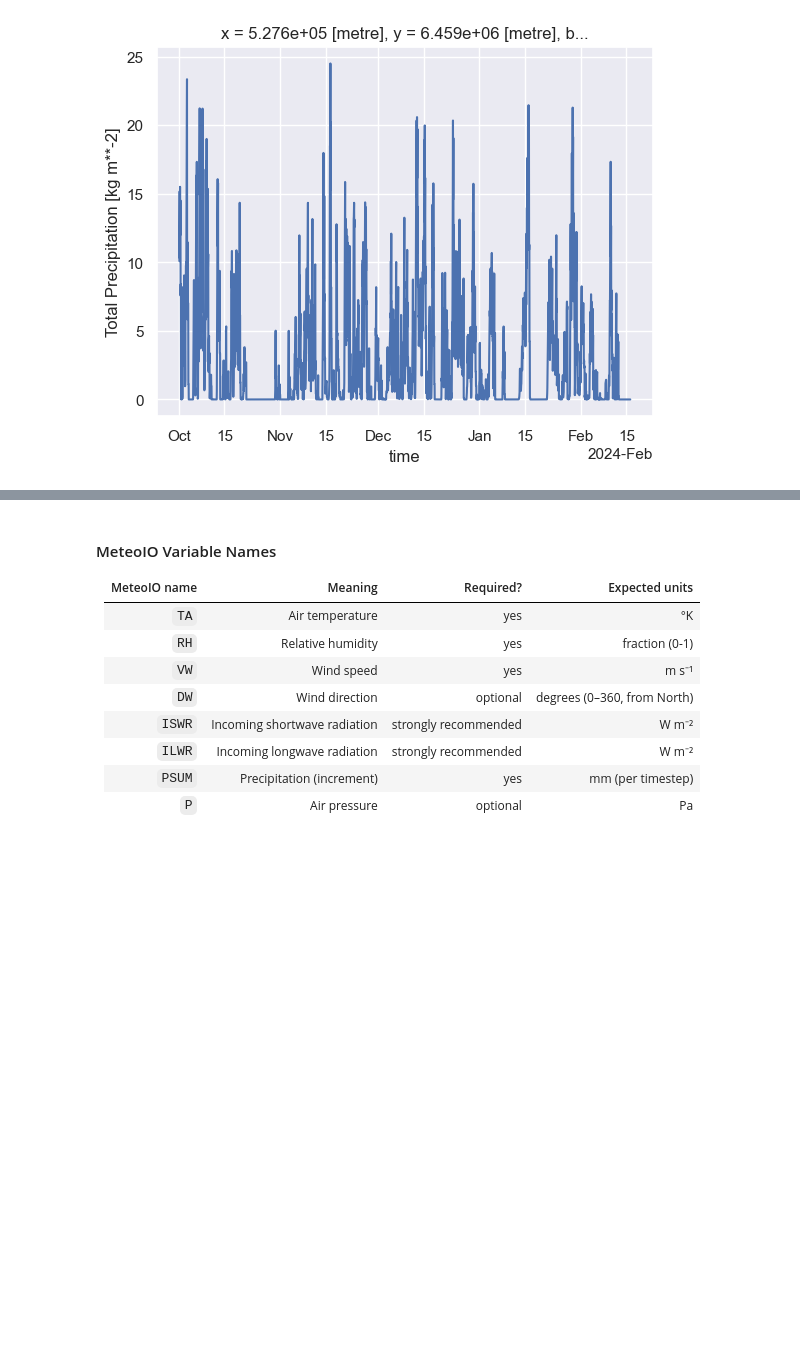
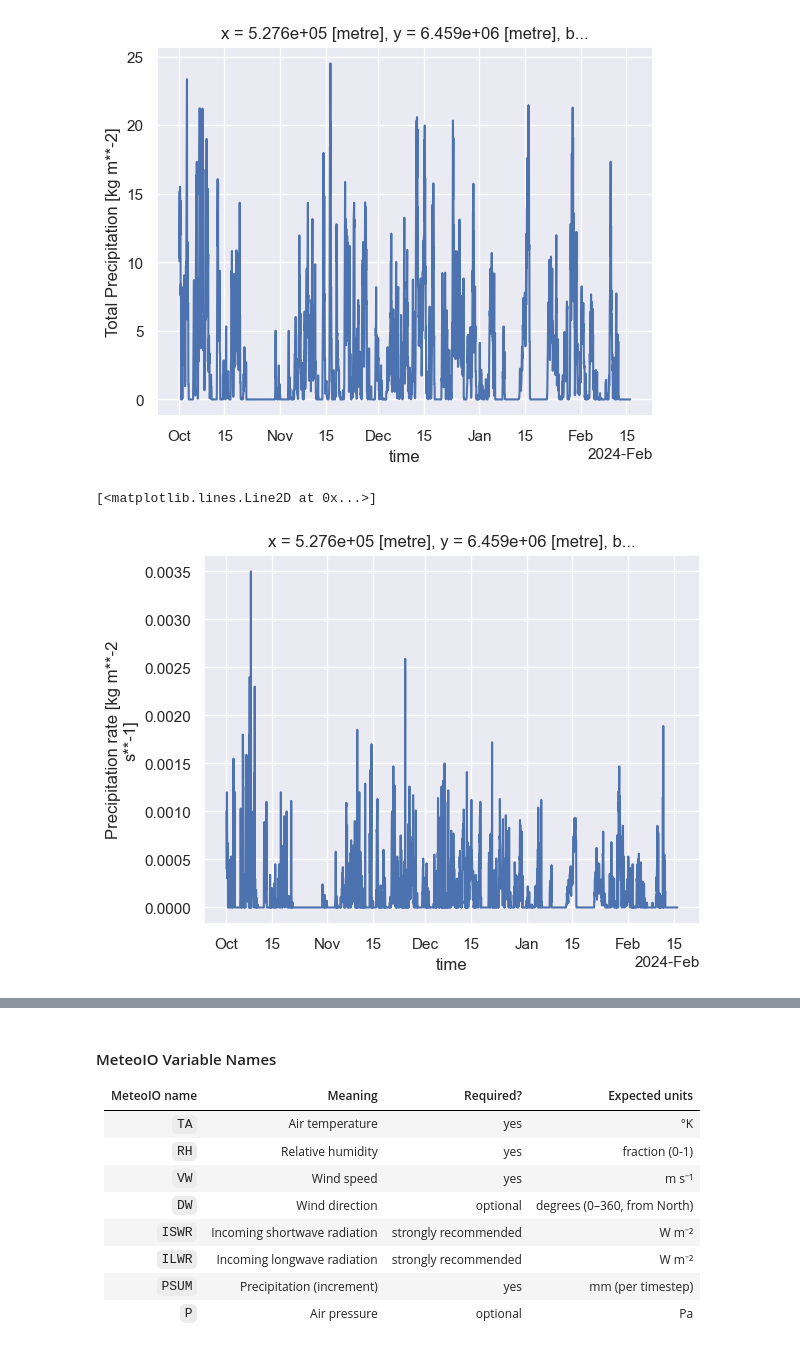
Before and after one commit to cassielumbrazo/snow_modeling_point, a Jupyter notebook: 2_create_smet_forcing_files.ipynb, the cells around one changed output, grey strips where cells are left out. Drawn from its saved outputs; the diff is of its cells as text; code cells hidden in the pictures; blank space fills up the shorter version.

Commit message:
fixing precip rate over simulation timestep

```diff
--- a/2_create_smet_forcing_files.ipynb
+++ b/2_create_smet_forcing_files.ipynb
@@ -104,3 +113,8 @@ ds.tp.plot() # total precipitation in kg/m2, need in mm per timestep, actually i
 # %% [output]
 [<matplotlib.lines.Line2D at 0x...>]
 [figure]
+# %%
+ds.precip_rate.plot() # precipitation rate in kg/m2/s, need in mm per timestep
+# %% [output]
+[<matplotlib.lines.Line2D at 0x...>]
+[figure, added]
```
Also changed, not shown: parts of 12 cells of this notebook, 1 other file.
